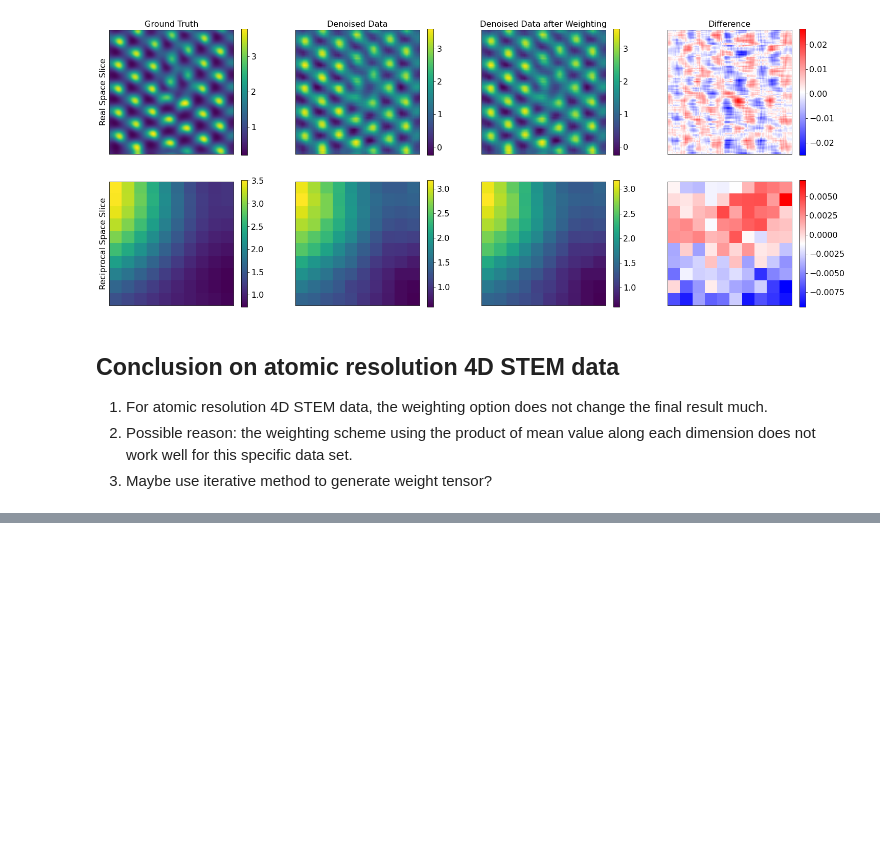
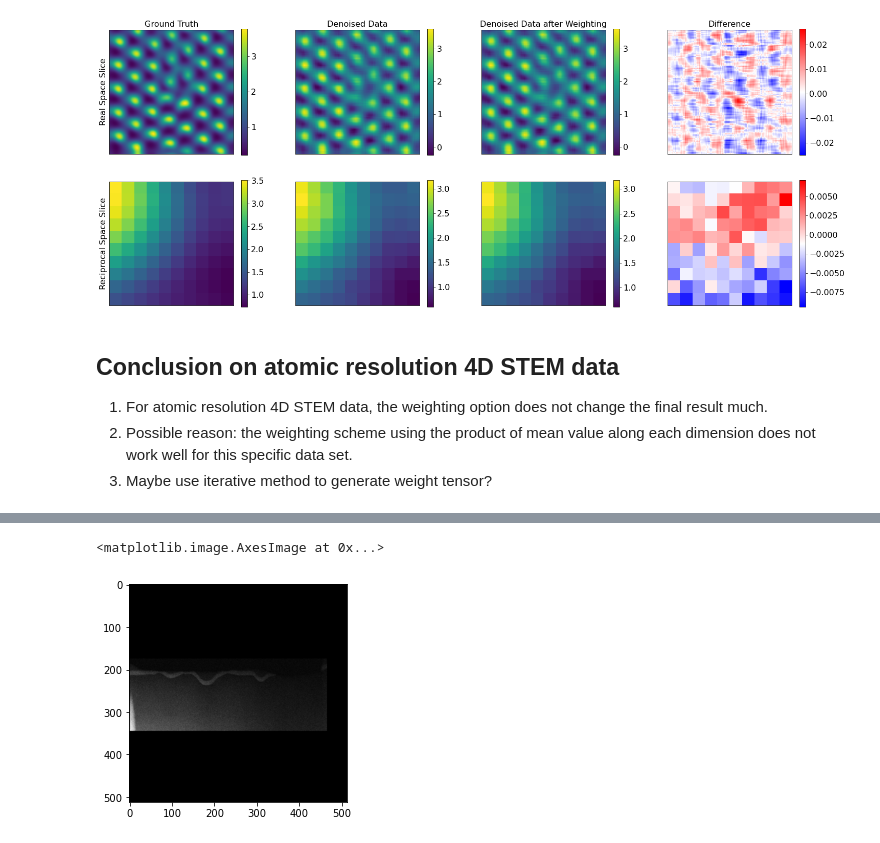
Before and after one commit to paul-voyles/tensor_svd, a Jupyter notebook: tensor_svd/Weighted tensor SVD test.ipynb, the cells around one changed output, grey strips where cells are left out. Drawn from its saved outputs; the diff is of its cells as text; code cells hidden in the pictures; blank space fills up the shorter version.

```diff
--- a/tensor_svd/Weighted tensor SVD test.ipynb
+++ b/tensor_svd/Weighted tensor SVD test.ipynb
@@ -190,0 +263,5 @@ plt.show()
+# %%
+plt.imshow(np.sum(data,axis=0))
+# %% [output]
+<matplotlib.image.AxesImage at 0x...>
+[figure, added]
```
Also changed, not shown: parts of 11 cells of this notebook, 2 other files.
